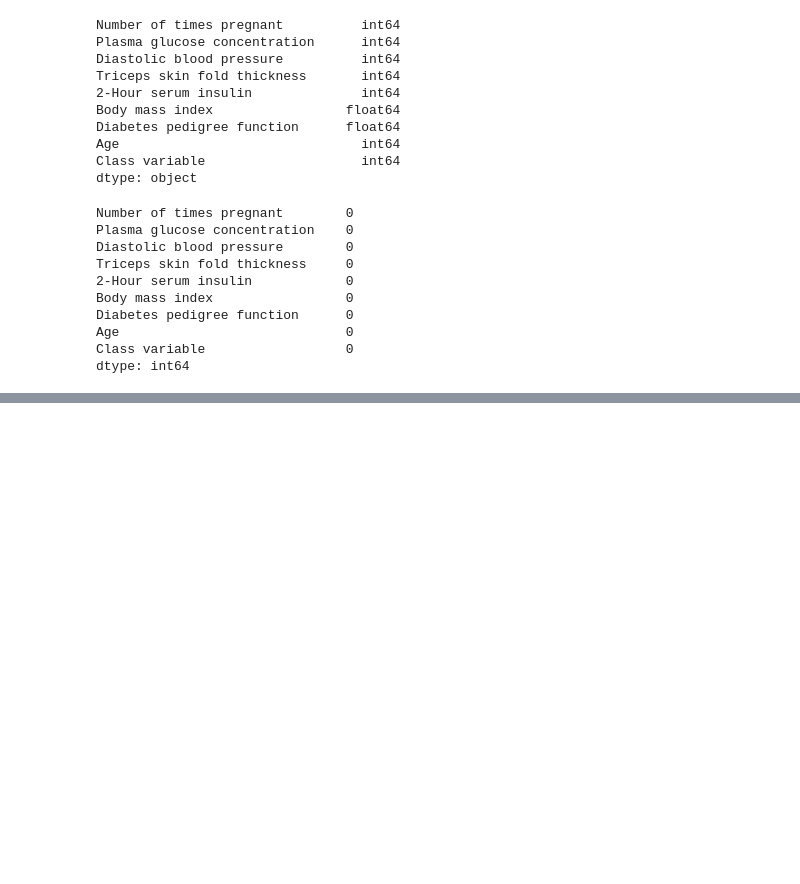
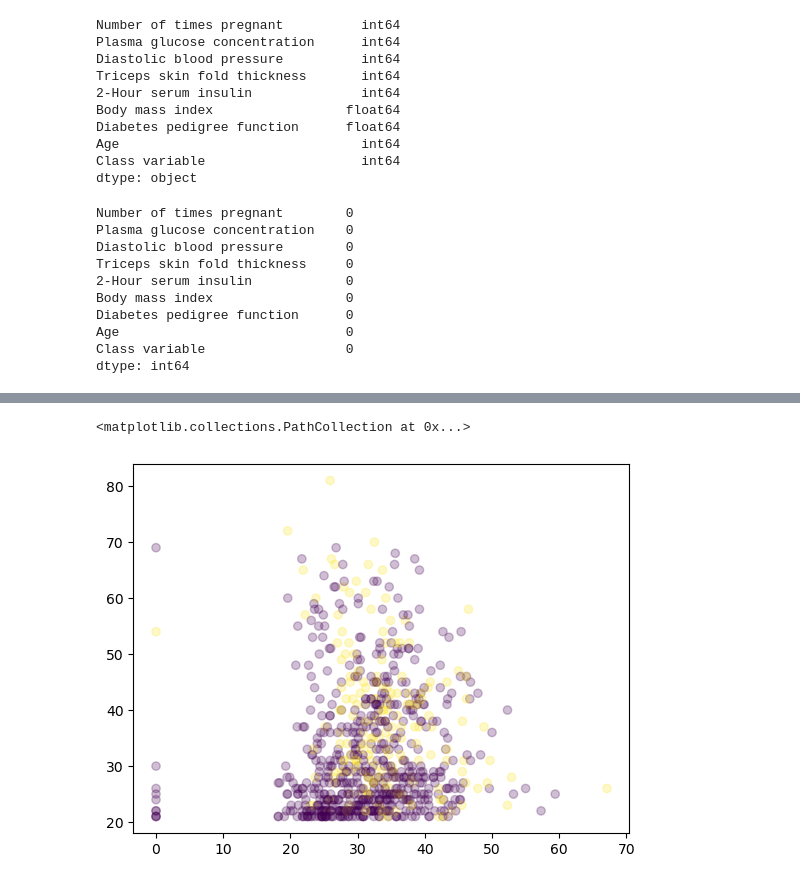
Before and after one commit to Abisoyesam/DS-ML-DL-tuts, a Jupyter notebook: ML With Rune/Projects/07 - ANN.ipynb, the cells around one changed output, grey strips where cells are left out. Cells and saved outputs as stored; diff of their text form; code cells hidden in the pictures; blank space fills up the shorter version.

```diff
--- a/ML With Rune/Projects/07 - ANN.ipynb
+++ b/ML With Rune/Projects/07 - ANN.ipynb
@@ -55,4 +68,8 @@ accuracies = []
 for i in range(1,11):
     tf.random.set_seed(i)
     model = Sequential()
-    model.add(Dense())
+    model.add(Dense(1,input_dim=8, activation='sigmoid'))
+    model.compile(loss='binary_crossentropy', optimizer='adam', metrics=['accuracy'])
+    model.fit(X_train,y_train,epochs=1500, batch_size=100, verbose=0)
+    accuracy = model.evaluate(X_test,y_test)[1] * 100
+    accuracies.append(accuracy)
@@ -58,0 +104,3 @@ for i in range(1,11):
+# %%
+y_pred = model.predict(X)
+y_pred = np.where(y_pred <.5, 0, 1)
@@ -58,0 +115,8 @@ for i in range(1,11):
+# %%
+differ = np.abs(y.to_numpy() - y_pred.T)
+
+fig, ax = plt.subplots()
+ax.scatter(x=X['Body mass index'], y=X['Age'], c=differ, alpha=.25)
+# %% [output]
+<matplotlib.collections.PathCollection at 0x...>
+[figure, added]
```
Also changed, not shown: parts of 6 cells of this notebook.
